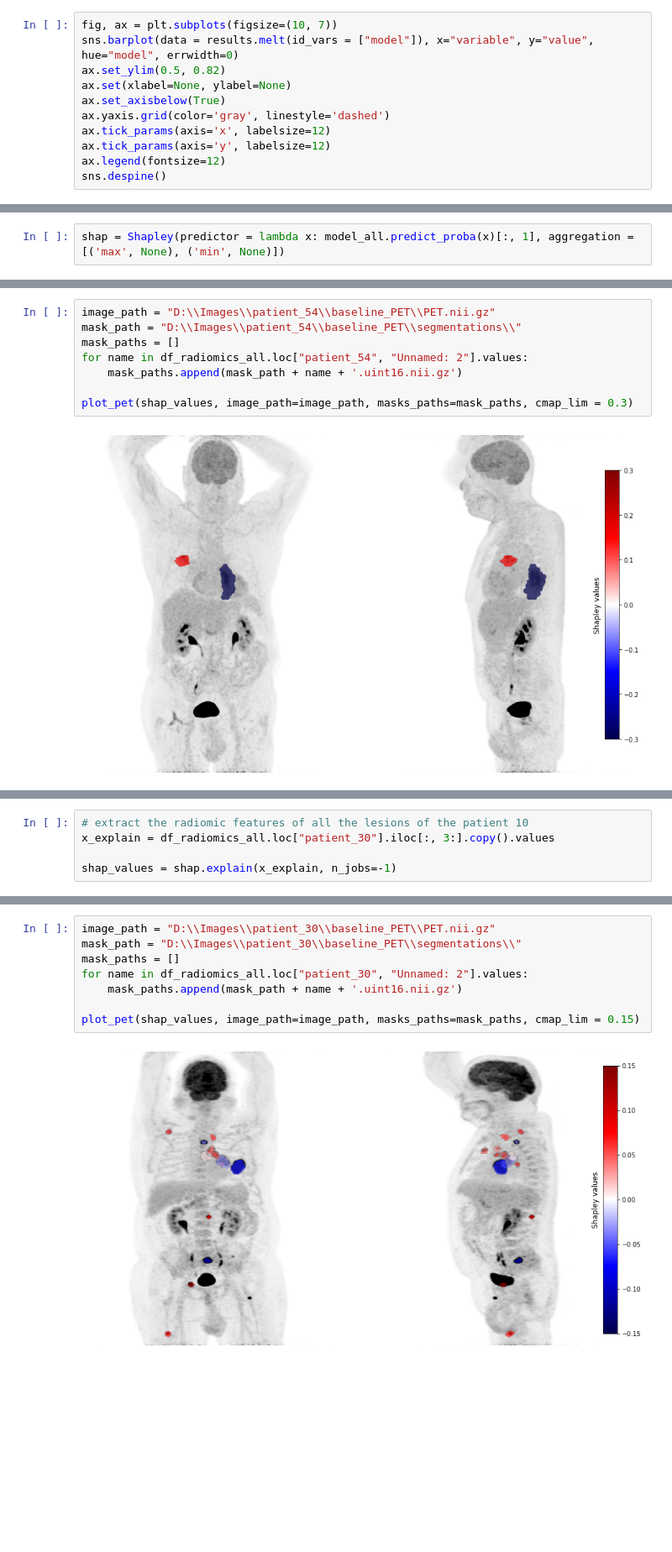
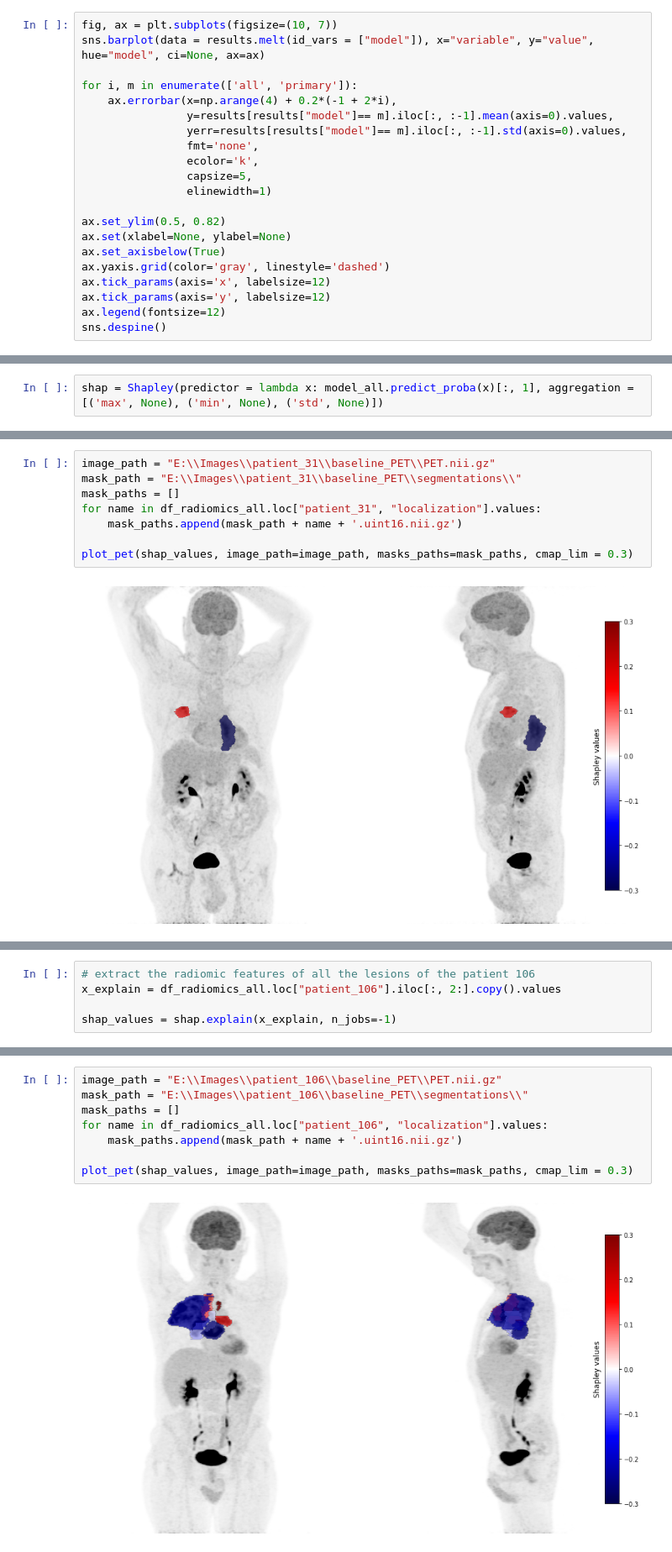
Before and after one commit to ncaptier/radshap, a Jupyter notebook: examples/nsclc_subtype_classification.ipynb, the cells around one changed output, grey strips where cells are left out. Shown at 84% size. Saved outputs shown, nothing was run; the diff lists cells and outputs as text; blank space fills up the shorter version.

```diff
--- a/examples/nsclc_subtype_classification.ipynb
+++ b/examples/nsclc_subtype_classification.ipynb
@@ -166,6 +214,16 @@ results.groupby("model").mean()
 # %%
 fig, ax = plt.subplots(figsize=(10, 7))
-sns.barplot(data = results.melt(id_vars = ["model"]), x="variable", y="value", hue="model", errwidth=0)
+sns.barplot(data = results.melt(id_vars = ["model"]), x="variable", y="value", hue="model", ci=None, ax=ax)
+
+for i, m in enumerate(['all', 'primary']):
+    ax.errorbar(x=np.arange(4) + 0.2*(-1 + 2*i),
+                y=results[results["model"]== m].iloc[:, :-1].mean(axis=0).values,
+                yerr=results[results["model"]== m].iloc[:, :-1].std(axis=0).values,
+                fmt='none',
+                ecolor='k',
+                capsize=5,
+                elinewidth=1)
+
 ax.set_ylim(0.5, 0.82)
 ax.set(xlabel=None, ylabel=None)
 ax.set_axisbelow(True)
@@ -246,5 +300,5 @@ ax.yaxis.grid(color="gray", linestyle="dashed")
 # %% [markdown]
 Contrary to the analysis above, Shapley values computed by the **radshap package** allow us to study each patient specifically and highlight the importance of their metastases for the prediction of the model. Besides it can explain the decision of the model for new unseen patients.
 # %%
-shap = Shapley(predictor = lambda x: model_all.predict_proba(x)[:, 1], aggregation = [('max', None), ('min', None)])
+shap = Shapley(predictor = lambda x: model_all.predict_proba(x)[:, 1], aggregation = [('max', None), ('min', None), ('std', None)])
 # %% [markdown]
@@ -272,10 +317,10 @@ plot_bars(shap_values, names=["META_LUNG_CL", "PRIMARY_LUNG"], nbest=15)
 # %% [markdown]
 We can also use the Maximum Intensity Projection (MIP) of the baseline PET image as well as a color scale to display the Shapley values.
 # %%
-image_path = "D:\\Images\\patient_54\\baseline_PET\\PET.nii.gz"
-mask_path = "D:\\Images\\patient_54\\baseline_PET\\segmentations\\"
+image_path = "E:\\Images\\patient_31\\baseline_PET\\PET.nii.gz"
+mask_path = "E:\\Images\\patient_31\\baseline_PET\\segmentations\\"
 mask_paths = []
-for name in df_radiomics_all.loc["patient_54", "Unnamed: 2"].values:
+for name in df_radiomics_all.loc["patient_31", "localization"].values:
     mask_paths.append(mask_path + name + '.uint16.nii.gz')
 
 plot_pet(shap_values, image_path=image_path, masks_paths=mask_paths, cmap_lim = 0.3)
@@ -288,6 +333,6 @@ For the patient 54, the radiomic characteristics of the primary tumor bias the m
 # %%
-# extract the radiomic features of all the lesions of the patient 10
-x_explain = df_radiomics_all.loc["patient_30"].iloc[:, 3:].copy().values
+# extract the radiomic features of all the lesions of the patient 106
+x_explain = df_radiomics_all.loc["patient_106"].iloc[:, 2:].copy().values
 
 shap_values = shap.explain(x_explain, n_jobs=-1)
 # %%
@@ -297,10 +342,10 @@ plot_bars(shap_values, names=df_radiomics_all.loc["patient_30", "Unnamed: 2"].va
 # %%
-image_path = "D:\\Images\\patient_30\\baseline_PET\\PET.nii.gz"
-mask_path = "D:\\Images\\patient_30\\baseline_PET\\segmentations\\"
+image_path = "E:\\Images\\patient_106\\baseline_PET\\PET.nii.gz"
+mask_path = "E:\\Images\\patient_106\\baseline_PET\\segmentations\\"
 mask_paths = []
-for name in df_radiomics_all.loc["patient_30", "Unnamed: 2"].values:
+for name in df_radiomics_all.loc["patient_106", "localization"].values:
     mask_paths.append(mask_path + name + '.uint16.nii.gz')
 
-plot_pet(shap_values, image_path=image_path, masks_paths=mask_paths, cmap_lim = 0.15)
+plot_pet(shap_values, image_path=image_path, masks_paths=mask_paths, cmap_lim = 0.3)
 # %% [output]
-[figure, old version]
+[figure, new version]
```
Also changed, not shown: parts of 30 cells of this notebook.
